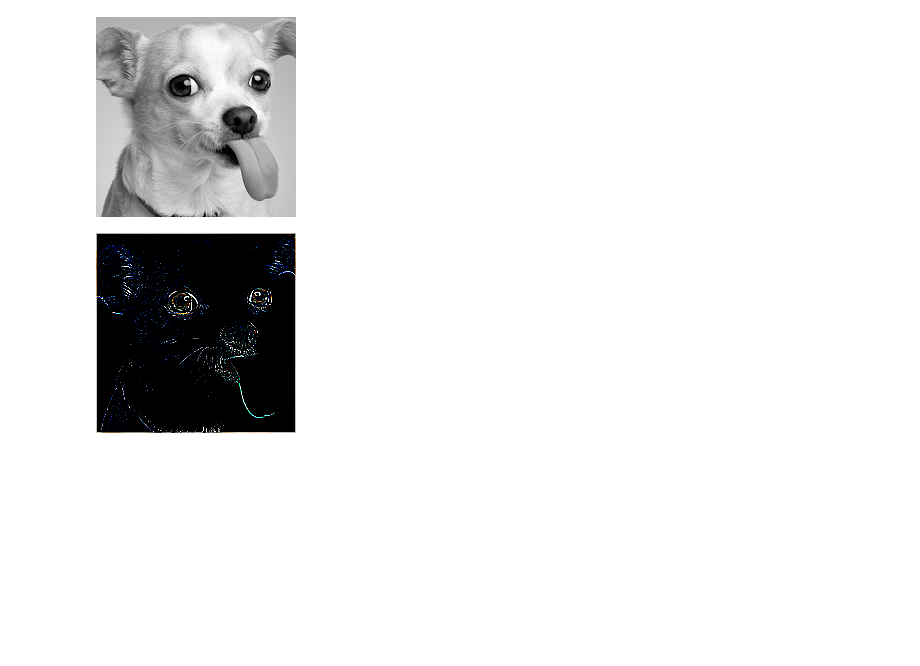
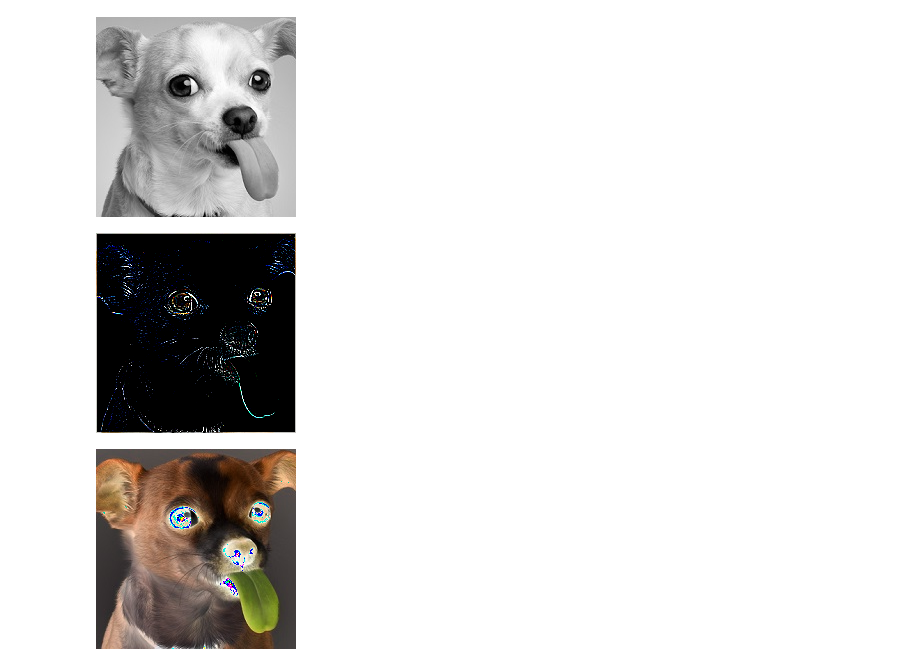
Before and after one commit to marcelounb/DeepLearning, a Jupyter notebook: TestePratico3_Outline.ipynb, the cells around one changed output. Drawn from its saved outputs; the diff is of its cells as text; code cells hidden in the pictures; blank space fills up the shorter version.

```diff
--- a/TestePratico3_Outline.ipynb
+++ b/TestePratico3_Outline.ipynb
@@ -69,5 +71,12 @@ img9
 # %% [output]
 [figure]
+# %%
+
+img10 = cv2.imread(path)
+img10 = Image.fromarray((img10 * 255).astype(np.uint8))
+img10
+# %% [output]
+[figure, added]
 # %%
 images = []
 images.append('empty')
```
Also changed, not shown: parts of 7 cells of this notebook.
